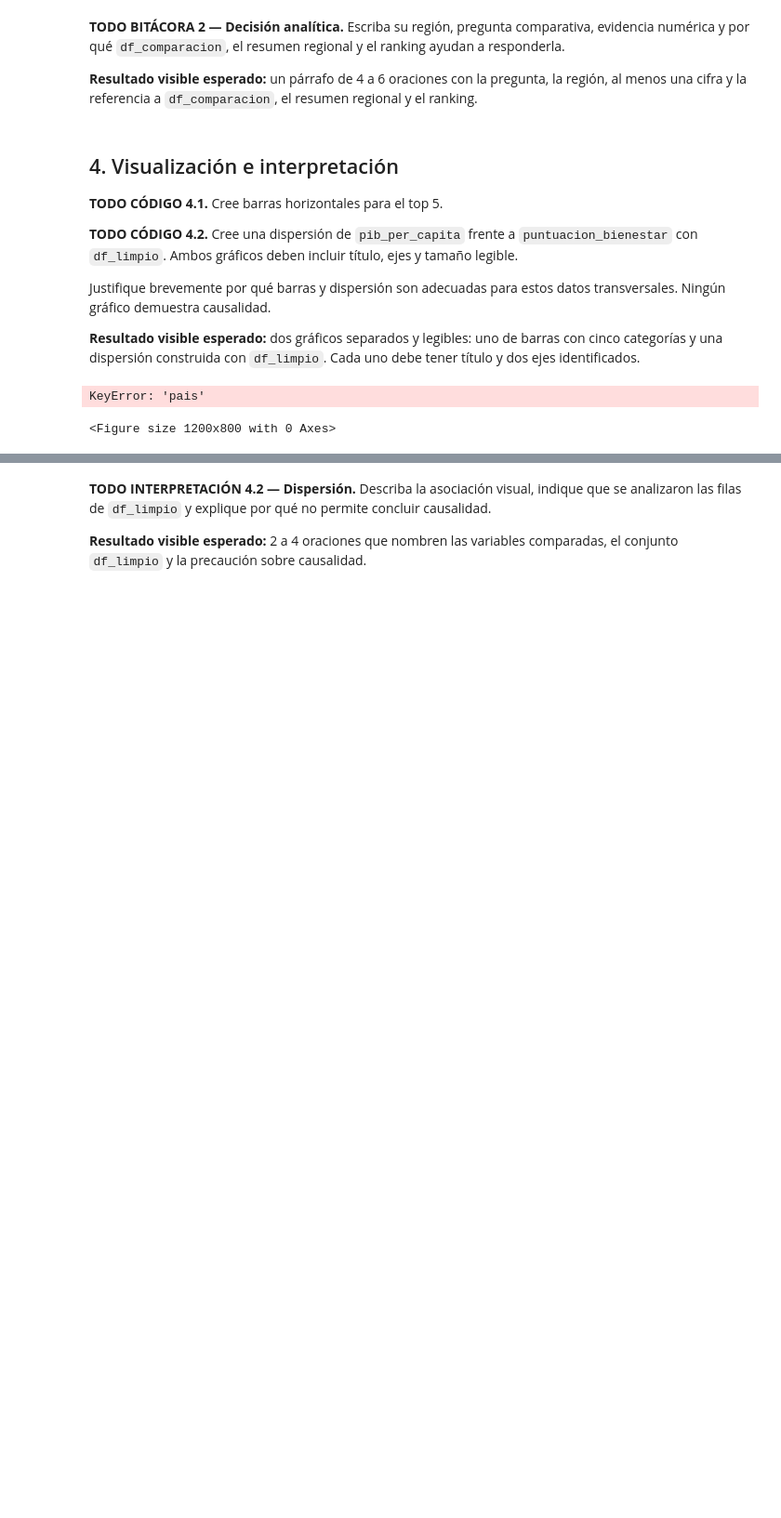
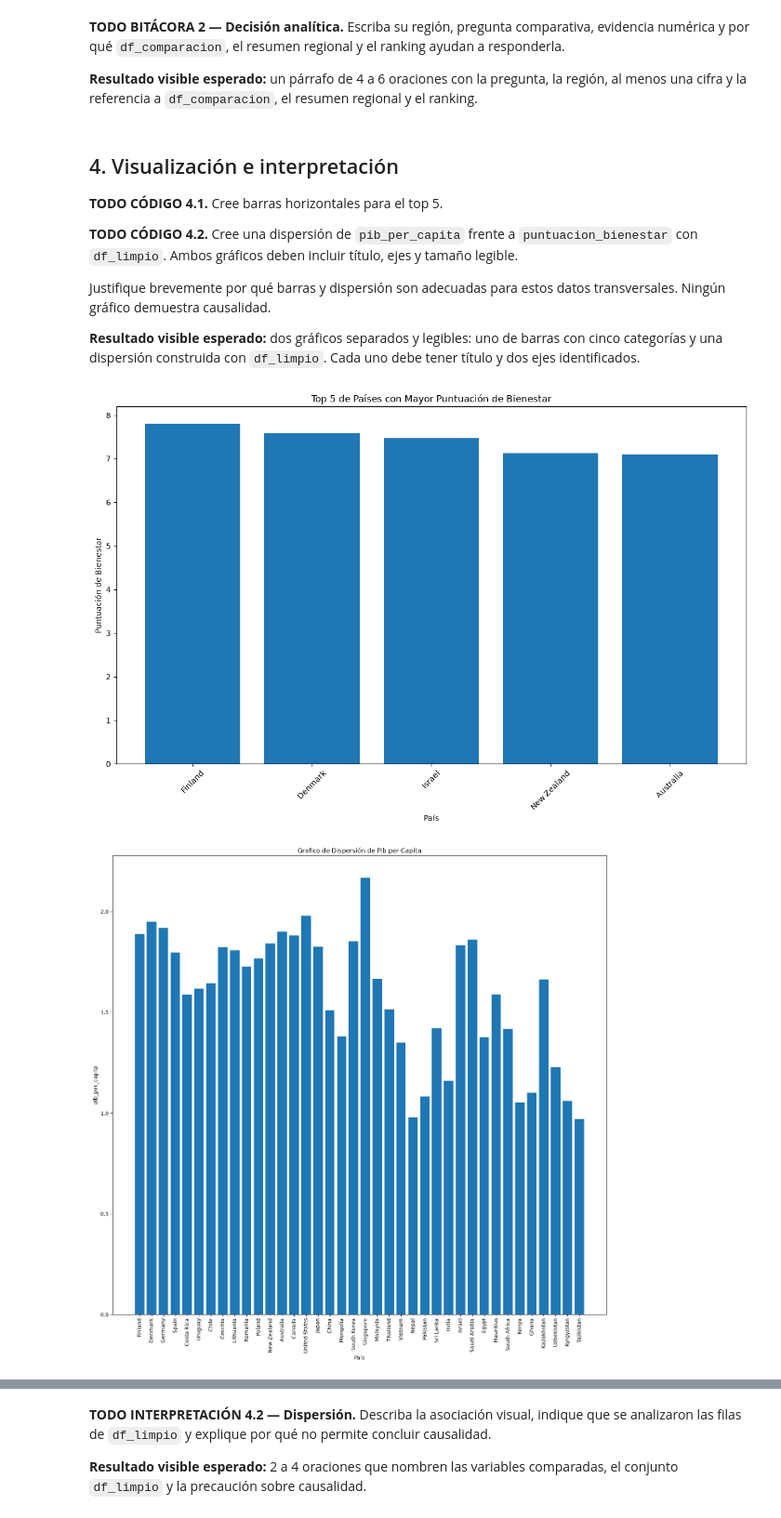
Before and after one commit to rmvargas79-beep/2026C2-G01-FUNDAMENTOS-DE-PYTHON, a Jupyter notebook: NOTEBOOKS/Clase_14/Vargas_Villegas_Ronald_Examen_Final.ipynb, the cells around one changed output, grey strips where cells are left out. Shown at 93% size. Saved outputs shown, nothing was run; the diff lists cells and outputs as text; code cells hidden in the pictures; blank space fills up the shorter version.

```diff
--- a/NOTEBOOKS/Clase_14/Vargas_Villegas_Ronald_Examen_Final.ipynb
+++ b/NOTEBOOKS/Clase_14/Vargas_Villegas_Ronald_Examen_Final.ipynb
@@ -271,19 +271,47 @@ Justifique brevemente por qué barras y dispersión son adecuadas para estos dat
 # %%
 # TODO CÓDIGO 4.1: gráfico de barras horizontales para top_5.
 
+top_5 = df.nlargest(5, "puntuacion_bienestar")
+
 plt.figure(figsize=(12, 8))
 
-plt.barh(top_5["pais"],top_5["puntuacion_bienestar"])
-plt.title("Top 5 de Paises con Mayor Puntuacion de Bienestar ")
-plt.xlabel("pais")
-plt.ylabel("Puntuacion de Bienestar")
+plt.bar(top_5["pais"],top_5["puntuacion_bienestar"])
+
+plt.title("Top 5 de Países con Mayor Puntuación de Bienestar")
+plt.xlabel("País")
+plt.ylabel("Puntuación de Bienestar")
+
 plt.xticks(rotation=45)
 plt.tight_layout()
 
 plt.show()
 
+
 # TODO CÓDIGO 4.2: dispersión de pib_per_capita y puntuacion_bienestar con df_limpio.
 # Deben quedar visibles dos gráficos separados; use plt.show() después de cada uno.
+plt.figure(figsize=(14, 14))
+
+plt.bar(df_limpio["pais"],df_limpio["pib_per_capita"])
+plt.title("Grafico de Dispersión de Pib per Capita")
+plt.xlabel("País")
+plt.ylabel("pib_per_capita")
+plt.xticks(rotation=90)
+plt.tight_layout()
+
+plt.show()
+
+
+
+plt.figure(figsize=(14, 14))
+
+plt.bar(df_limpio["pais"],df_limpio["puntuacion_bienestar"])
+plt.title("Grafico de Dispersión de Puntuacion de Bienestar")
+plt.xlabel("País")
+plt.ylabel("puntuacion_bienestar")
+plt.xticks(rotation=90)
+plt.tight_layout()
+
+plt.show()
 # %% [output]
-KeyError: 'pais'
-<Figure size 1200x800 with 0 Axes>
+[figure, added]
+[figure, added]
```
Also changed, not shown: parts of 3 cells of this notebook.
